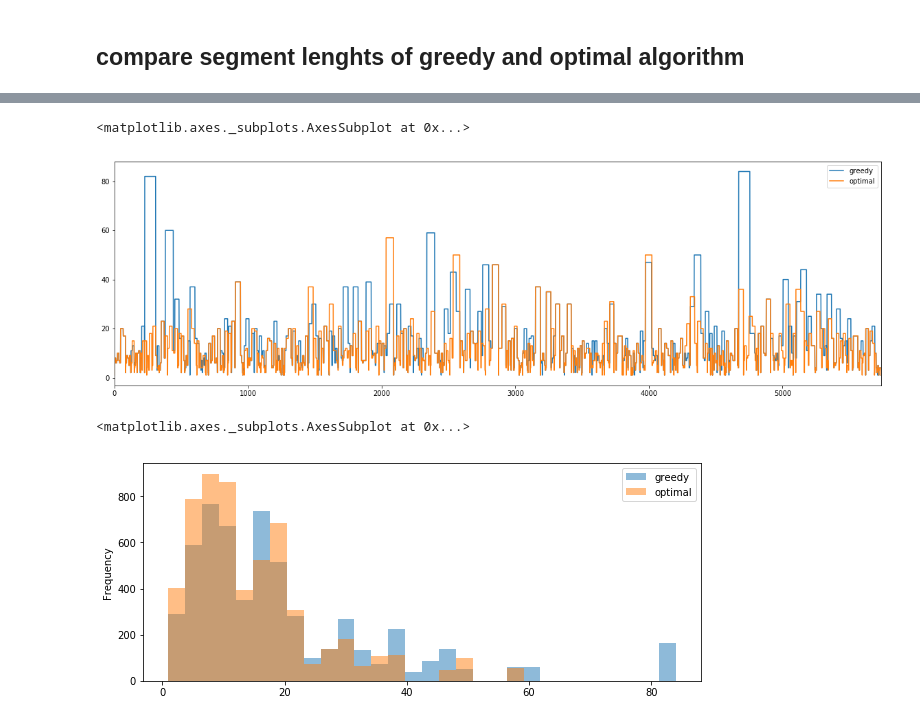
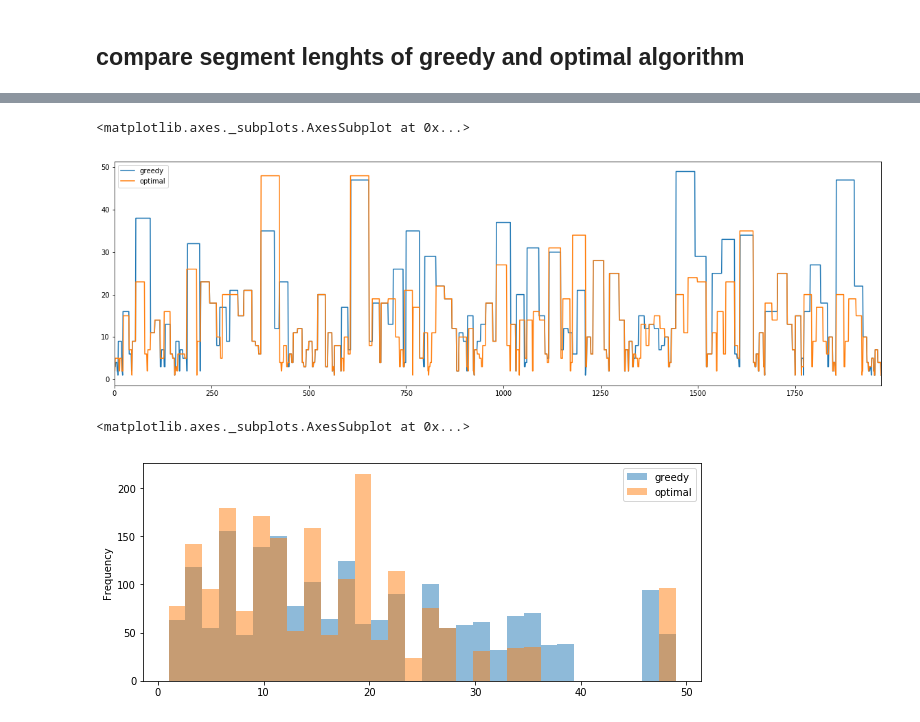
Before and after one commit to chschock/textsplit, a Jupyter notebook: notebooks/HowTo.ipynb, the cells around one changed output, grey strips where cells are left out. Cells and saved outputs as stored; diff of their text form; code cells hidden in the pictures.

Commit message:
simplify tools, reorganize

```diff
--- a/notebooks/HowTo.ipynb
+++ b/notebooks/HowTo.ipynb
@@ -6,13 +7,13 @@ import numpy as np
 # %% [markdown]
 ## Download toy corpus for wordvector training and example text
 # %%
-corpus_path = './text8'
+corpus_path = './text8'  # be sure your corpus is cleaned from punctuation and lowercased
 if not os.path.exists(corpus_path):
     !wget http://mattmahoney.net/dc/text8.zip
     !unzip {corpus_path}
 
-link = 'https://www.gutenberg.org/files/98/98-0.txt'  # a tale of two cities
-# link = 'http://www.gutenberg.org/cache/epub/2500/pg2500.txt'  # siddartha
+# link = 'https://www.gutenberg.org/files/98/98-0.txt'  # a tale of two cities
+link = 'http://www.gutenberg.org/cache/epub/2500/pg2500.txt'  # siddartha
 text_path = link.split('/')[-1]
 if not os.path.exists(text_path):
     !wget {link}
@@ -25,6 +26,8 @@ if not os.path.exists(wrdvec_path):
 # %%
 model = word2vec.load(wrdvec_path)
 wrdvecs = pd.DataFrame(model.vectors, index=model.vocab)
+vecr = CountVectorizer(vocabulary=wrdvecs.index)
+
 print(wrdvecs.shape)
 # %% [output]
 (71291, 100)
@@ -30,0 +36,4 @@ print(wrdvecs.shape)
+# %%
+import nltk
+nltk.download('punkt')
+sentence_analyzer = nltk.data.load('tokenizers/punkt/english.pickle')
@@ -31,22 +43,20 @@ print(wrdvecs.shape)
 # %% [markdown]
 ## run get_penalty and split_optimal
 # %%
-from textsplit.tools import sentences_iter, sentences_vectors_iter, split_texts_optimal
-from textsplit.algorithm import get_penalty
+from textsplit.tools import get_segments, get_penalty
+from textsplit.algorithm import split_optimal
 
 with open(text_path, 'rt') as f:
     text = f.read().replace('\n', ' ')
 
-texts = [text]
-sentenced_texts = sentences_iter(texts)
-sentences_vectors_texts = list(sentences_vectors_iter(sentenced_texts, wrdvecs))
+sentenced_text = sentence_analyzer.tokenize(text)
+sentence_vectors = vecr.transform(sentenced_text).dot(wrdvecs)
 
-vectors_texts = [vectors for _, vectors in sentences_vectors_texts]
-penalty = get_penalty(vectors_texts, 10)  # segment target length in sentences
+penalty = get_penalty([sentence_vectors], 10)  # segment target length in sentences
 
-%time segmented_texts = list(split_texts_optimal(sentences_vectors_texts, penalty, seg_limit=100))
+%time segmentation = split_optimal(sentence_vectors, penalty, seg_limit=100)
+segmented_text = get_segments(sentenced_text, segmentation)
 
-n_sentences = vectors_texts[0].shape[0]
-n_segments = len(segmented_texts[0])
-print('%d sentences, %d segments, avg %4.2f sentences per segment' % (n_sentences, n_segments, n_sentences/n_segments))
+print('%d sentences, %d segments, avg %4.2f sentences per segment' % (
+    len(sentenced_text), len(segmented_text), len(sentenced_text) / len(segmented_text)))
 # %% [output]
@@ -64,10 +74,11 @@ for segment_sentences in segmented_texts[0]:
 ## compare segment lenghts of greedy and optimal algorithm
 # %%
 %matplotlib inline
-from textsplit.tools import split_texts_greedy
-%time segmented_texts_greedy = list(split_texts_greedy(sentences_vectors_texts, penalty))
-lengths_optimal = [len(segment) for segment in segmented_texts[0] for sentence in segment]
-lengths_greedy = [len(segment) for segment in segmented_texts_greedy[0] for sentence in segment]
+from textsplit.tools import split_greedy
+%time greedy_segmentation = split_greedy(sentence_vectors, penalty)
+greedy_segmented_text = get_segments(sentenced_text, greedy_segmentation)
+lengths_optimal = [len(segment) for segment in segmented_text for sentence in segment]
+lengths_greedy = [len(segment) for segment in greedy_segmented_text for sentence in segment]
 df = pd.DataFrame({'greedy':lengths_greedy, 'optimal': lengths_optimal})
 df.plot.line(figsize=(20,6))
 # %% [output]
@@ -76,7 +87,7 @@ Wall time: 109 ms
 <matplotlib.axes._subplots.AxesSubplot at 0x...>
-[figure, old version]
+[figure, new version]
 # %%
 df.plot.hist(bins=30, alpha=0.5, figsize=(10,4))
 # %% [output]
 <matplotlib.axes._subplots.AxesSubplot at 0x...>
-[figure, old version]
+[figure, new version]
```
Also changed, not shown: parts of 6 cells of this notebook, 3 other files.
